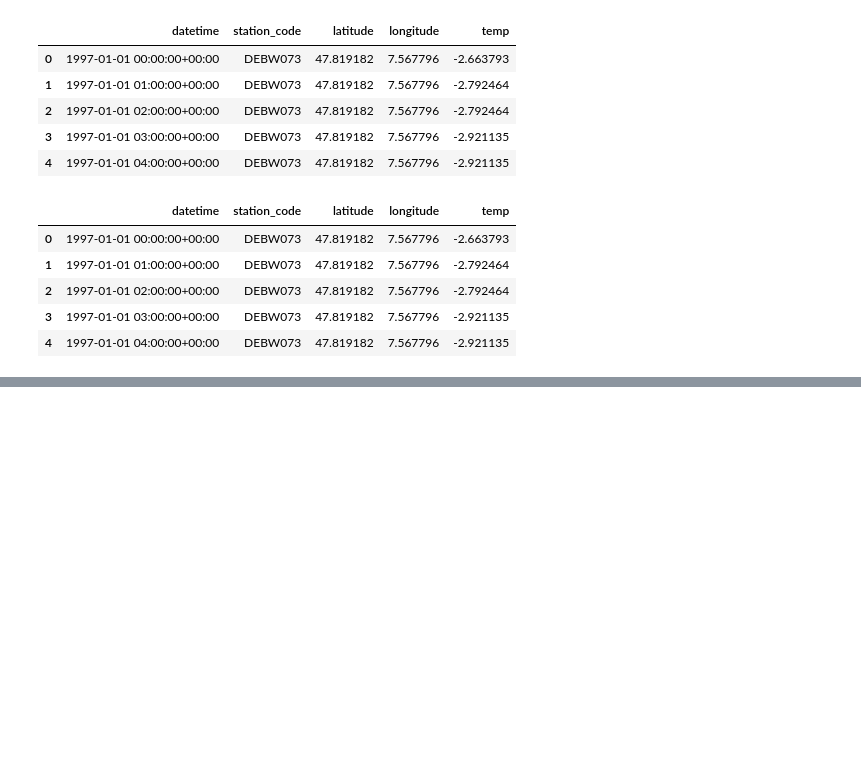
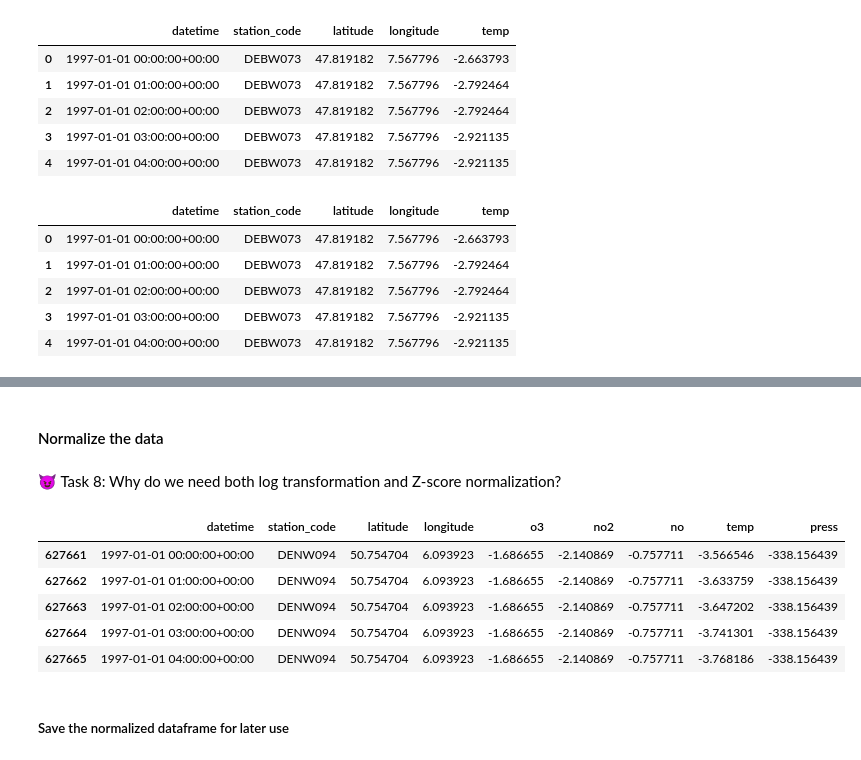
Before and after one commit to pvw98/homework1, a Jupyter notebook: time_series_forecasting/1_Download_Preprocess_data.ipynb, the cells around one changed output, grey strips where cells are left out. Saved outputs shown, nothing was run; the diff lists cells and outputs as text; code cells hidden in the pictures; blank space fills up the shorter version.

```diff
--- a/time_series_forecasting/1_Download_Preprocess_data.ipynb
+++ b/time_series_forecasting/1_Download_Preprocess_data.ipynb
@@ -449,0 +652,16 @@ dataframes.head()
+# %% [markdown]
+#### Normalize the data
+# %% [markdown]
+😈 Task 8: Why do we need both log transformation and Z-score normalization?
+# %%
+dataframes = standard_scaler(dataframe_, variable_columns)
+dataframes.head()
+# %% [output]
+|  | datetime | station_code | latitude | longitude | o3 | no2 | no | temp | press |
+| 627661 | 1997-01-01 00:00:00+00:00 | DENW094 | 50.754704 | 6.093923 | -1.686655 | -2.140869 | -0.757711 | -3.566546 | -338.156439 |
+| 627662 | 1997-01-01 01:00:00+00:00 | DENW094 | 50.754704 | 6.093923 | -1.686655 | -2.140869 | -0.757711 | -3.633759 | -338.156439 |
+| 627663 | 1997-01-01 02:00:00+00:00 | DENW094 | 50.754704 | 6.093923 | -1.686655 | -2.140869 | -0.757711 | -3.647202 | -338.156439 |
+| 627664 | 1997-01-01 03:00:00+00:00 | DENW094 | 50.754704 | 6.093923 | -1.686655 | -2.140869 | -0.757711 | -3.741301 | -338.156439 |
+| 627665 | 1997-01-01 04:00:00+00:00 | DENW094 | 50.754704 | 6.093923 | -1.686655 | -2.140869 | -0.757711 | -3.768186 | -338.156439 |
+# %% [markdown]
+##### Save the normalized dataframe for later use
```
Also changed, not shown: parts of 22 cells of this notebook, 2 other files.
